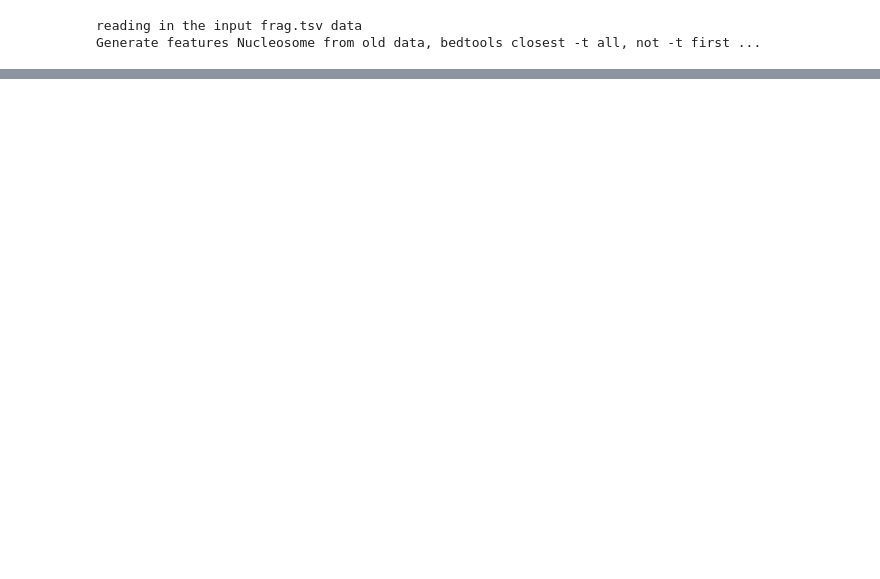
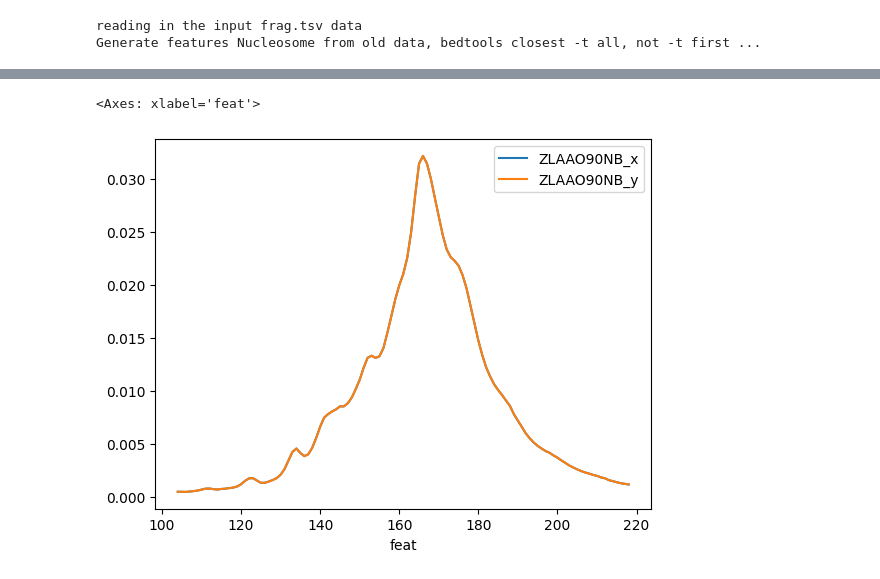
Before and after one commit to hieunguyen4193/ecd_wgs_features, a Jupyter notebook: test_generate_features.ipynb, the cells around one changed output, grey strips where cells are left out. Saved outputs shown, nothing was run; the diff lists cells and outputs as text; code cells hidden in the pictures; blank space fills up the shorter version.

```diff
--- a/test_generate_features.ipynb
+++ b/test_generate_features.ipynb
@@ -48,0 +51,5 @@ KeyError: 'motif'
+# %%
+check_flen.set_index("feat").plot()
+# %% [output]
+<Axes: xlabel='feat'>
+[figure, added]
```
Also changed, not shown: parts of 4 cells of this notebook, 4 other files.
